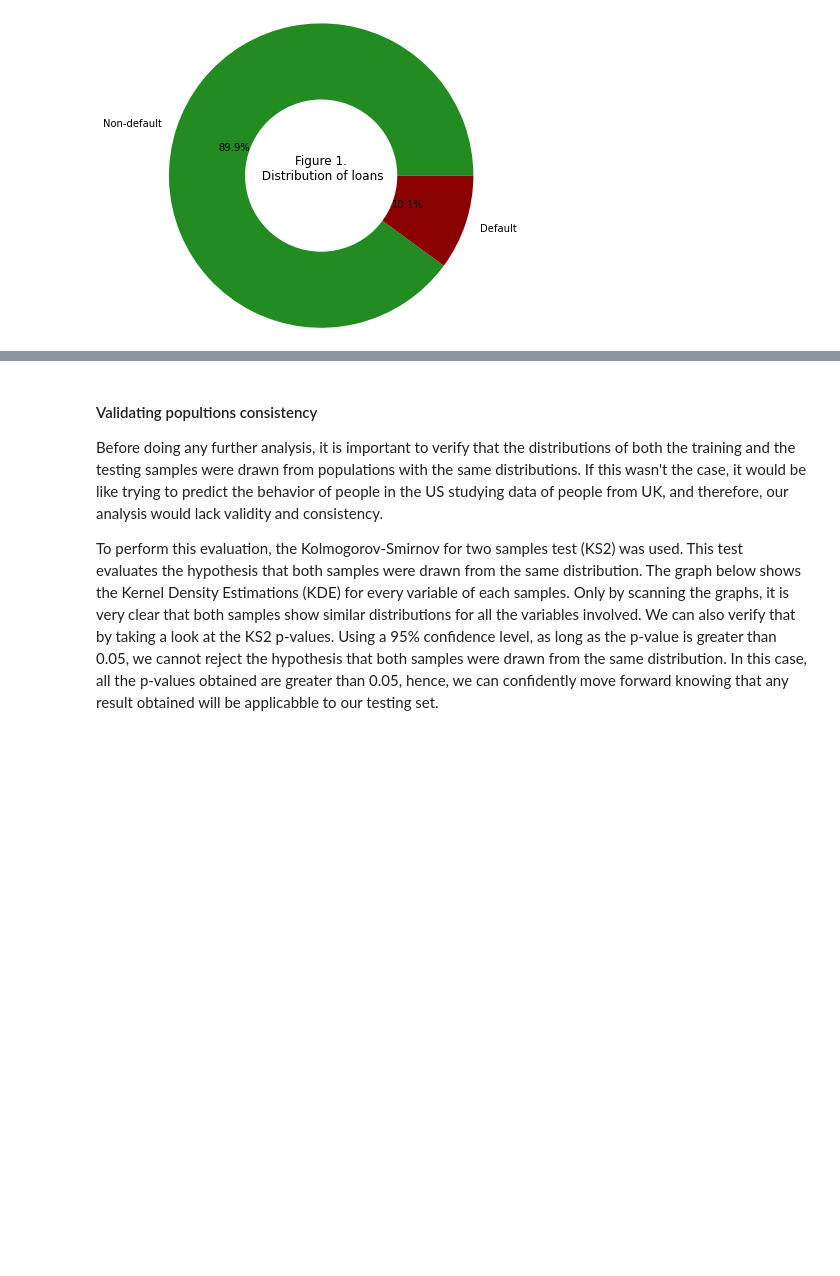
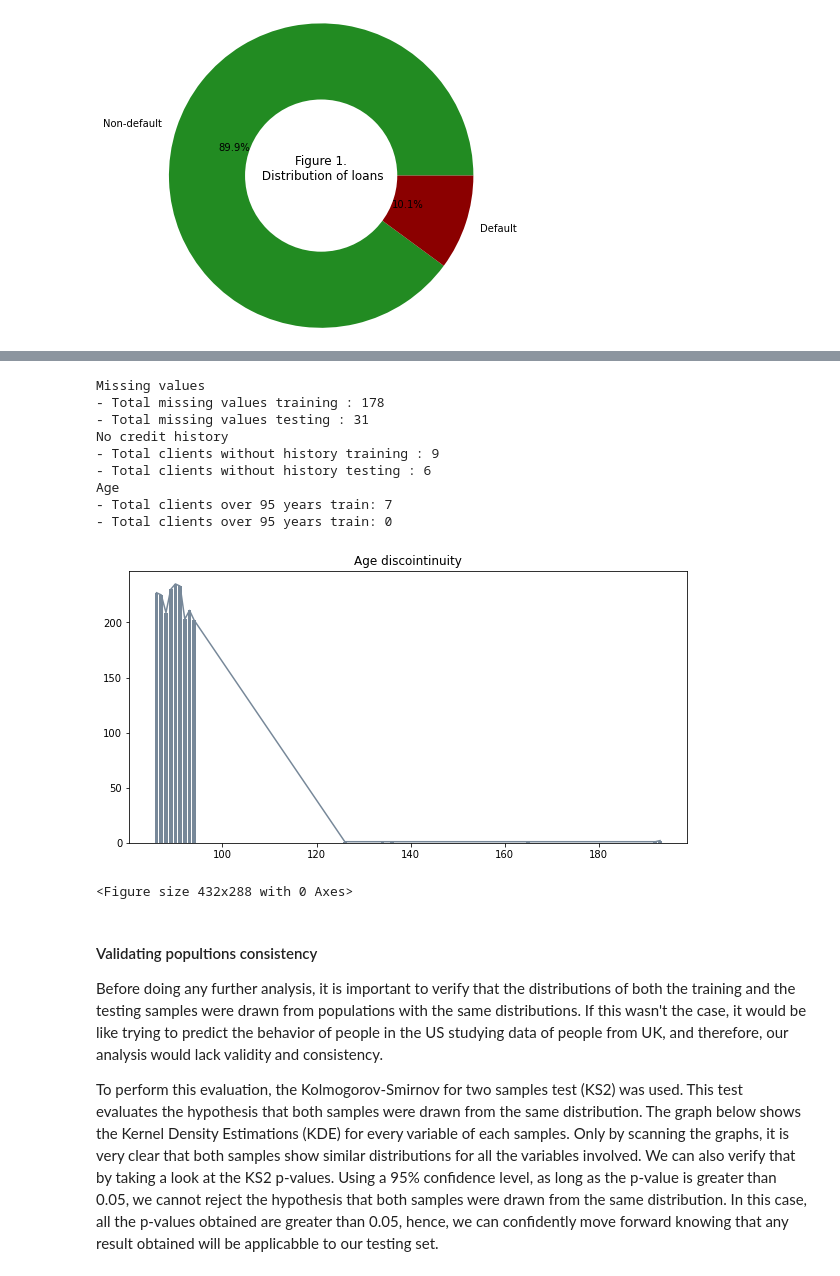
Before and after one commit to kevinmiguel97/Credit-default-model, a Jupyter notebook: Credit_default_model.ipynb, the cells around one changed output, grey strips where cells are left out. Cells and saved outputs as stored; diff of their text form; code cells hidden in the pictures; blank space fills up the shorter version.

```diff
--- a/Credit_default_model.ipynb
+++ b/Credit_default_model.ipynb
@@ -213,3 +349,49 @@ plt.savefig('figures/target_pie.png')
+# %%
+# Number of missing values of dependants column
+count_missing_train = len(df_train_new[df_train_new['number_dependants'] == -1])
+count_missing_test = len(df_test_new[df_test_new['number_dependants'] == -1])
+
+# Number of clients with no previous credit history
+count_no_hist_train = len(df_train_new[df_train_new['number_accounts'] == 0])
+count_no_hist_test = len(df_test_new[df_test_new['number_accounts'] == 0])
+
+# Number of clients over 95 years old
+count_95_yrs_train = len(df_train_new[df_train_new['age'] >= 95])
+count_95_yrs_test = len(df_test_new[df_test_new['age'] >= 95])
+
+# Printing information
+print('Missing values')
+print('- Total missing values training : {}'.format(count_missing_train))
+print('- Total missing values testing : {}'.format(count_missing_test))
+print('No credit history')
+print('- Total clients without history training : {}'.format(count_no_hist_train))
+print('- Total clients without history testing : {}'.format(count_no_hist_test))
+print('Age')
+print('- Total clients over 95 years train: {}'.format(count_95_yrs_train))
+print('- Total clients over 95 years train: {}'.format(count_95_yrs_test))
+
+# Graphic representation of age disconituity
+df_train_new.groupby(['age']).agg({'number_dependants': np.mean})
+tail = df_train.groupby(['age'])['age'].count().tail(15)
+
+plt.figure(figsize=(10,5))
+plt.plot(tail.index, tail, color='lightslategrey')
+plt.bar(tail.index, tail, color='lightslategrey')
+plt.title('Age discointinuity')
+plt.show()
+plt.savefig('figures/age_discontinuity');
+# %% [output]
+Missing values
+- Total missing values training : 178
+- Total missing values testing : 31
+No credit history
+- Total clients without history training : 9
+- Total clients without history testing : 6
+Age
+- Total clients over 95 years train: 7
+- Total clients over 95 years train: 0
+[figure, added]
+<Figure size 432x288 with 0 Axes>
 # %% [markdown]
 #### Validating popultions consistency
 Before doing any further analysis, it is important to verify that the distributions of both the training and the testing samples were drawn from populations with the same distributions. If this wasn't the case, it would be like trying to predict the behavior of people in the US studying data of people from UK, and therefore, our analysis would lack validity and consistency.
```
Also changed, not shown: parts of 17 cells of this notebook, 3 other files.
